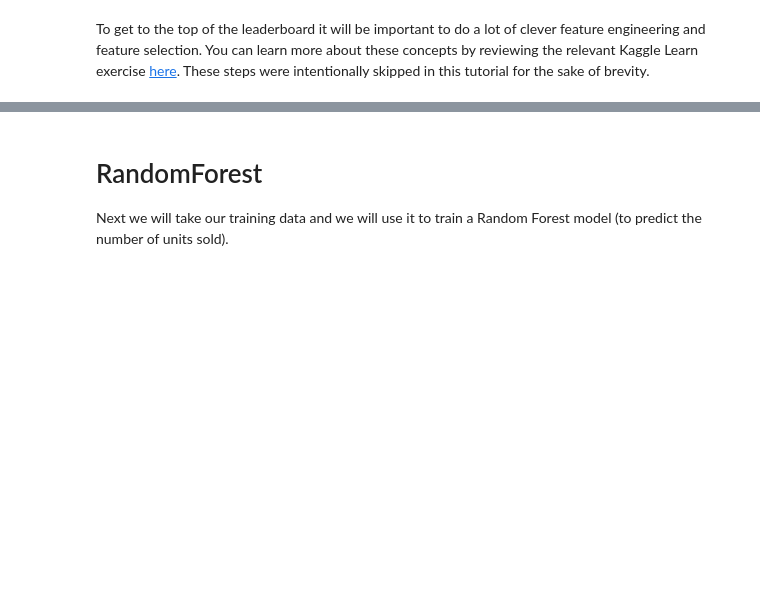
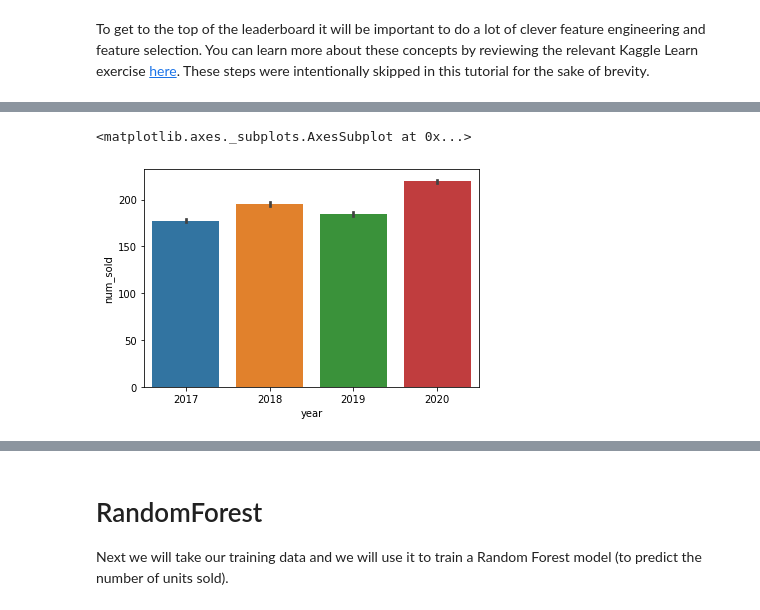
Before and after one commit to Chirag314/TDS-Sept, a Jupyter notebook: tf_decision_forests_tds_sep_22.ipynb, the cells around one changed output, grey strips where cells are left out. Drawn from its saved outputs; the diff is of its cells as text; code cells hidden in the pictures; blank space fills up the shorter version.

```diff
--- a/tf_decision_forests_tds_sep_22.ipynb
+++ b/tf_decision_forests_tds_sep_22.ipynb
@@ -108,0 +291,11 @@ To get to the top of the leaderboard it will be important to do a lot of clever
+# %%
+# Separate date into different features
+train_df['day_name']=train_df['date'].apply(lambda x:pd.Timestamp(x).day_name())
+train_df['day']=train_df['date'].apply(lambda x:pd.Timestamp(x).day)
+train_df['month']=train_df['date'].apply(lambda x:pd.Timestamp(x).month_name())
+train_df['year']=train_df['date'].apply(lambda x:pd.Timestamp(x).year)
+# %%
+#sort dataset
+cols=['date','day_name','day','month','year','country','store','product','num_sold']
+train_df=train_df[cols]
+train_df.head()
@@ -108,0 +310,7 @@ To get to the top of the leaderboard it will be important to do a lot of clever
+# %%
+# Now check books sold by year
+sns.barplot(data=train_df,x='year',y='num_sold')
+# 2020 sold most number of books
+# %% [output]
+<matplotlib.axes._subplots.AxesSubplot at 0x...>
+[figure, added]
```
Also changed, not shown: parts of 29 cells of this notebook.
